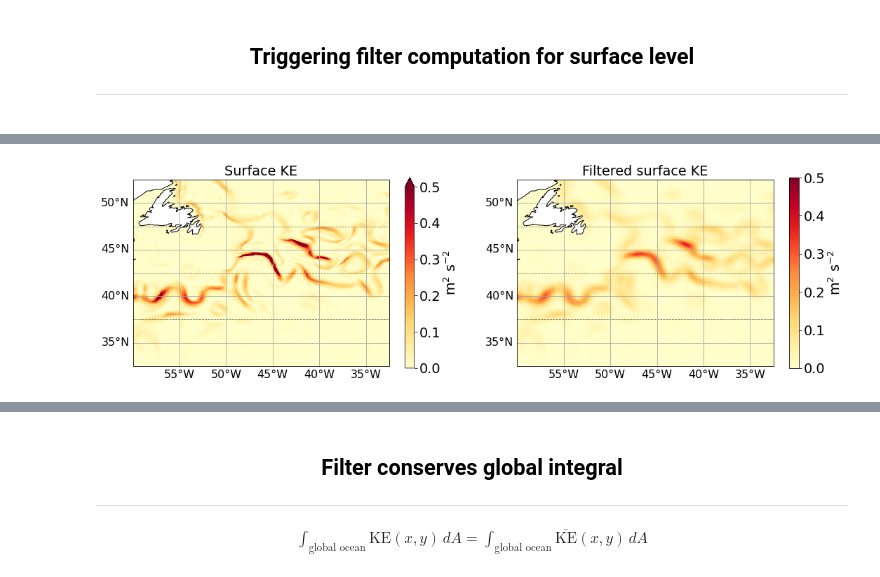
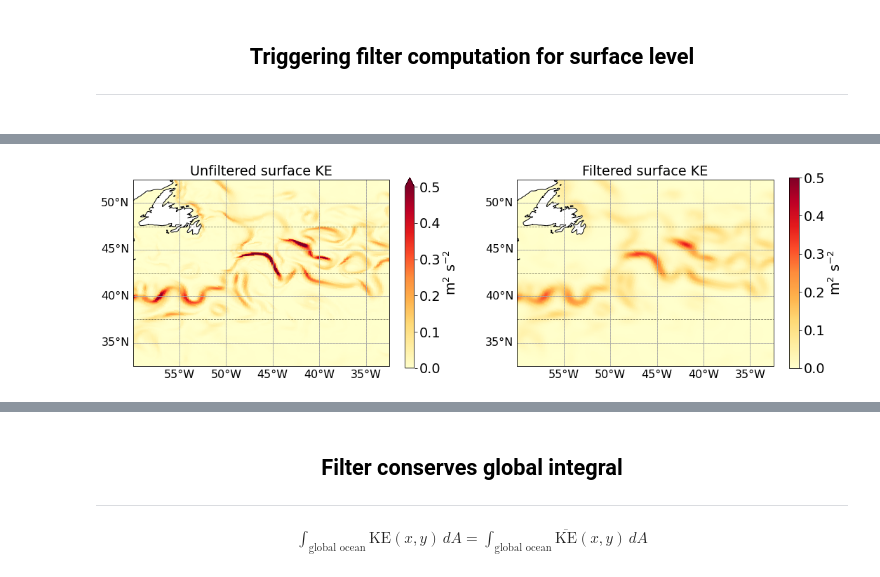
Before and after one commit to NoraLoose/ams2022-talk, a Jupyter notebook: index.ipynb, the cells around one changed output, grey strips where cells are left out. Saved outputs shown, nothing was run; the diff lists cells and outputs as text; code cells hidden in the pictures.

Commit message:
Update filtered KE image

```diff
--- a/index.ipynb
+++ b/index.ipynb
@@ -448,12 +448,12 @@ pylab.rcParams.update(params)
 # %%
 fig, axs = plt.subplots(1,2,figsize=(18,5),subplot_kw={'projection':ccrs.PlateCarree()})
 
-plot_subregion(axs[0], KE.isel(z_t=0), vmax=0.5, title=r'Surface KE');
+plot_subregion(axs[0], KE.isel(z_t=0), vmax=0.5, title=r'Unfiltered surface KE');
 plot_subregion(axs[1], computed_cpu, vmax=0.5, title=r'Filtered surface KE');
 
 plt.savefig('images/KE_filtered.png', dpi=200, bbox_inches='tight', pad_inches=0)
 # %% [output]
-[figure, old version]
+[figure, new version]
 # %% [markdown]
 <img src="./images/KE_filtered.png" width=100%/>
 # %% [markdown]
```
Also changed, not shown: parts of 2 cells of this notebook, 1 other file.
